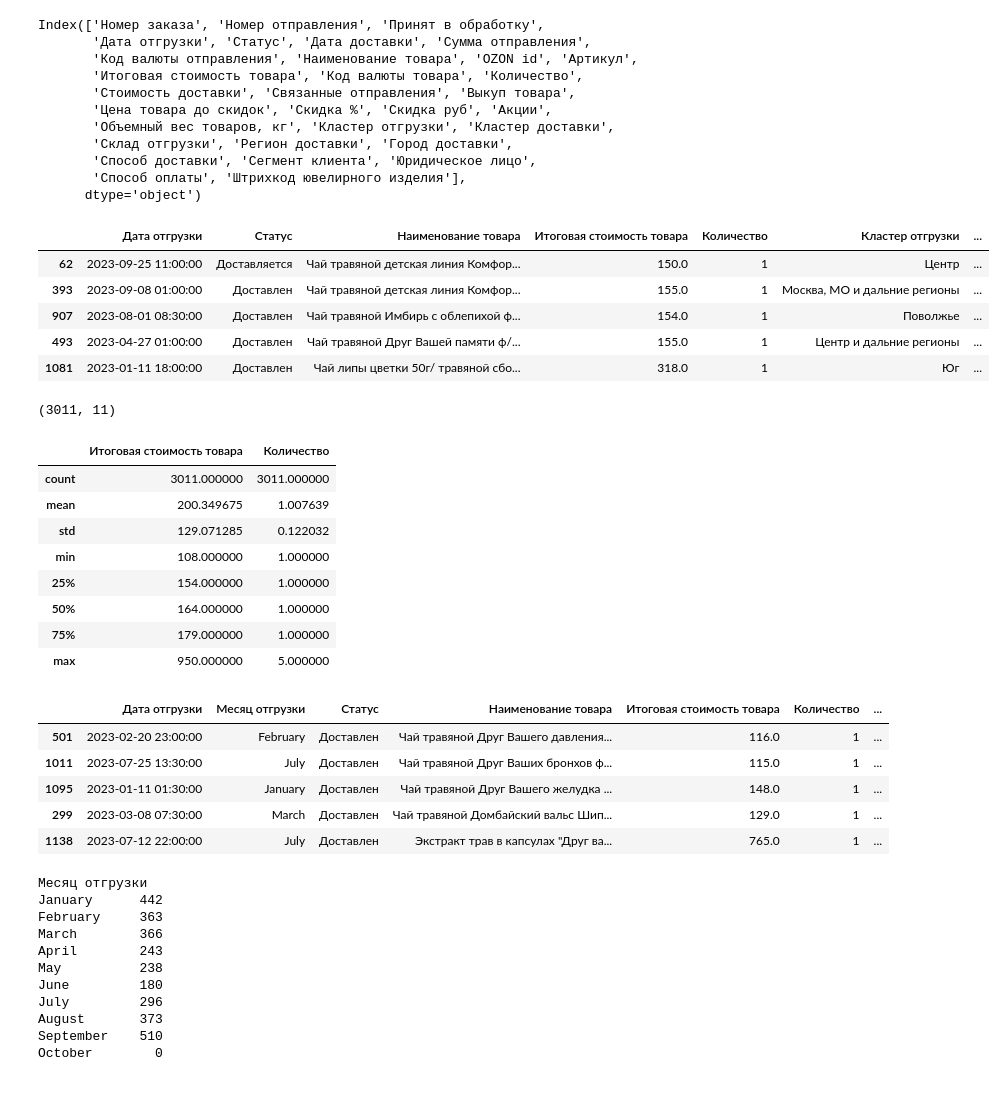
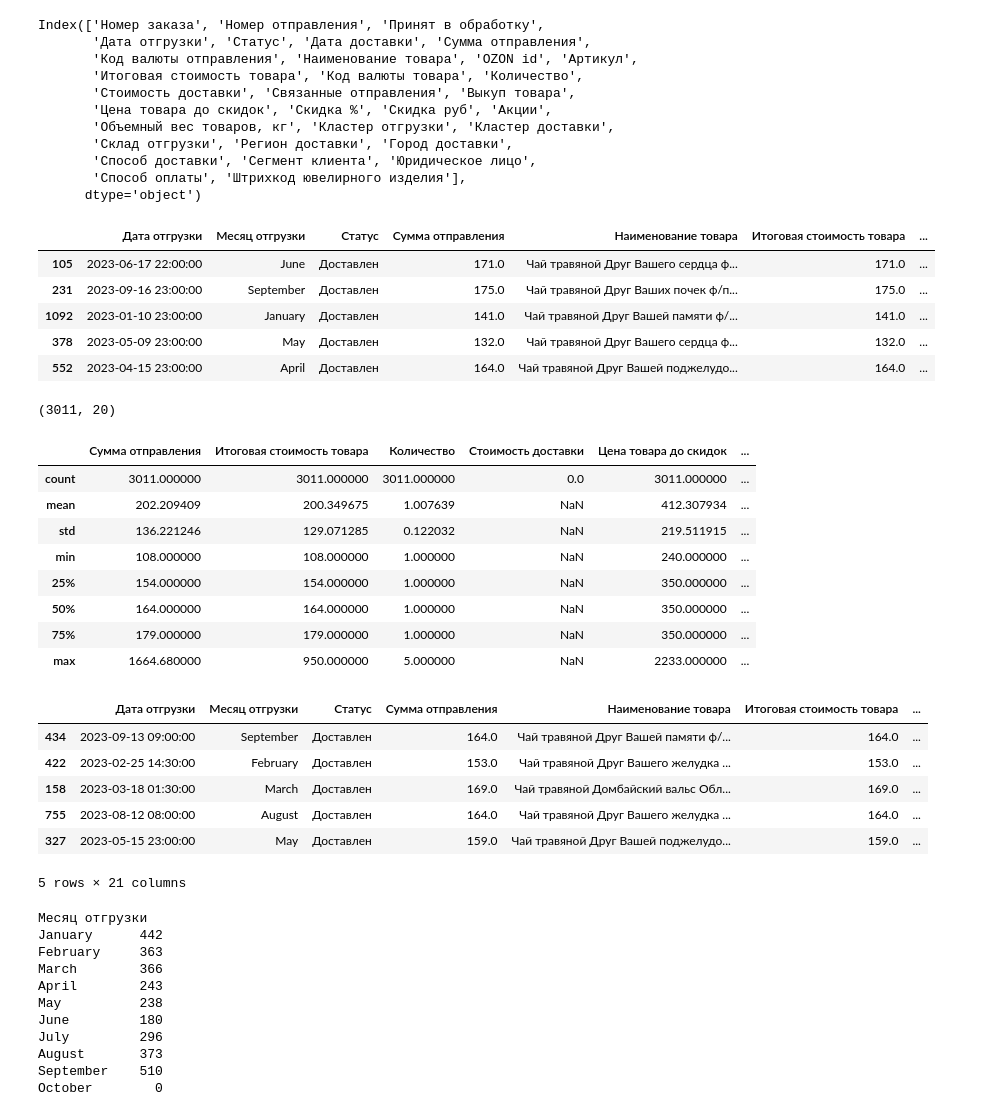
Before and after one commit to dim447/data_analyst, a Jupyter notebook: FitoFarm01_09.ipynb, the cells around one changed output. Saved outputs shown, nothing was run; the diff lists cells and outputs as text; code cells hidden in the pictures.

```diff
--- a/FitoFarm01_09.ipynb
+++ b/FitoFarm01_09.ipynb
@@ -101,52 +101,58 @@ Index(['Номер заказа', 'Номер отправления', 'Прин
 # %%
 ### Убираем ненужные колонки и выбираем случайные 5 записей
 # df = df.drop(['Номер заказа', 'Номер отправления', 'Принят в обработку',
 #        'Дата доставки', 'Сумма отправления',
 #        'Код валюты отправления','OZON id', 'Артикул','Связанные отправления', 'Выкуп товара',
 #        'Цена товара до скидок', 'Скидка %', 'Скидка руб', 'Акции',
 #        'Объемный вес товаров, кг','Способ доставки', 'Сегмент клиента', 'Юридическое лицо',
 #        'Способ оплаты', 'Штрихкод ювелирного изделия','Код валюты товара','Стоимость доставки'], axis=1)
+# df = df.drop(['Номер заказа', 'Номер отправления', 'Принят в обработку',
+#        'Дата доставки',
+#        'Код валюты отправления','OZON id', 'Артикул','Связанные отправления', 'Выкуп товара',
+#        'Объемный вес товаров, кг', 'Штрихкод ювелирного изделия','Код валюты товара','Стоимость доставки'], axis=1)
+df = df.drop(['Стоимость доставки'], axis=1)
 
 df.sample(5)
 # %% [output]
-|  | Дата отгрузки | Статус | Наименование товара | Итоговая стоимость товара | Количество | Кластер отгрузки | ... |
-| 62 | 2023-09-25 11:00:00 | Доставляется | Чай травяной детская линия Комфор... | 150.0 | 1 | Центр | ... |
-| 393 | 2023-09-08 01:00:00 | Доставлен | Чай травяной детская линия Комфор... | 155.0 | 1 | Москва, МО и дальние регионы | ... |
-| 907 | 2023-08-01 08:30:00 | Доставлен | Чай травяной Имбирь с облепихой ф... | 154.0 | 1 | Поволжье | ... |
-| 493 | 2023-04-27 01:00:00 | Доставлен | Чай травяной Друг Вашей памяти ф/... | 155.0 | 1 | Центр и дальние регионы | ... |
-| 1081 | 2023-01-11 18:00:00 | Доставлен | Чай липы цветки 50г/ травяной сбо... | 318.0 | 1 | Юг | ... |
+|  | Дата отгрузки | Месяц отгрузки | Статус | Сумма отправления | Наименование товара | Итоговая стоимость товара | ... |
+| 105 | 2023-06-17 22:00:00 | June | Доставлен | 171.0 | Чай травяной Друг Вашего сердца ф... | 171.0 | ... |
+| 231 | 2023-09-16 23:00:00 | September | Доставлен | 175.0 | Чай травяной Друг Ваших почек ф/п... | 175.0 | ... |
+| 1092 | 2023-01-10 23:00:00 | January | Доставлен | 141.0 | Чай травяной Друг Вашей памяти ф/... | 141.0 | ... |
+| 378 | 2023-05-09 23:00:00 | May | Доставлен | 132.0 | Чай травяной Друг Вашего сердца ф... | 132.0 | ... |
+| 552 | 2023-04-15 23:00:00 | April | Доставлен | 164.0 | Чай травяной Друг Вашей поджелудо... | 164.0 | ... |
 # %%
 ### Пересохраняем данные без статуса  'Отменен', если нужно проанализировать отмененные заказы,
 ### меняем условие в запросе df_cancel = df.loc[df['Статус'] == 'Отменен']
 df = df.loc[df['Статус'] != 'Отменен']
 df.shape
 # %% [output]
-(3011, 11)
+(3011, 20)
 # %%
 ### Посчитаем статистику после того, как мы удалили отмененные заказы: Стоимость и количество
 df.describe()
 # %% [output]
-|  | Итоговая стоимость товара | Количество |
-| count | 3011.000000 | 3011.000000 |
-| mean | 200.349675 | 1.007639 |
-| std | 129.071285 | 0.122032 |
-| min | 108.000000 | 1.000000 |
-| 25% | 154.000000 | 1.000000 |
-| 50% | 164.000000 | 1.000000 |
-| 75% | 179.000000 | 1.000000 |
-| max | 950.000000 | 5.000000 |
+|  | Сумма отправления | Итоговая стоимость товара | Количество | Стоимость доставки | Цена товара до скидок | ... |
+| count | 3011.000000 | 3011.000000 | 3011.000000 | 0.0 | 3011.000000 | ... |
+| mean | 202.209409 | 200.349675 | 1.007639 | NaN | 412.307934 | ... |
+| std | 136.221246 | 129.071285 | 0.122032 | NaN | 219.511915 | ... |
+| min | 108.000000 | 108.000000 | 1.000000 | NaN | 240.000000 | ... |
+| 25% | 154.000000 | 154.000000 | 1.000000 | NaN | 350.000000 | ... |
+| 50% | 164.000000 | 164.000000 | 1.000000 | NaN | 350.000000 | ... |
+| 75% | 179.000000 | 179.000000 | 1.000000 | NaN | 350.000000 | ... |
+| max | 1664.680000 | 950.000000 | 5.000000 | NaN | 2233.000000 | ... |
 # %%
 # Применим сортировку по месяцам, изначально сортировка была по алфавиту, что не очень удобно.
 df['Дата отгрузки'] = pd.to_datetime(df['Дата отгрузки'], format="%Y-%m-%dT%H:%M:%S")
-df['Месяц отгрузки'] = df['Месяц отгрузки'].fillna('September')
-# df.insert(1, 'Месяц отгрузки', df['Дата отгрузки'].dt.month_name())
+# df['Месяц отгрузки'] = df['Месяц отгрузки'].fillna('September')
+df.insert(1, 'Месяц отгрузки', df['Дата отгрузки'].dt.month_name())
 months = ['January', 'February', 'March', 'April', 'May', 'June', 'July', 'August', 'September', 'October', 'November', 'December']
 df['Месяц отгрузки'] = pd.Categorical(df['Месяц отгрузки'], categories=months, ordered=True)
 df.sample(5)
 # %% [output]
-|  | Дата отгрузки | Месяц отгрузки | Статус | Наименование товара | Итоговая стоимость товара | Количество | ... |
-| 501 | 2023-02-20 23:00:00 | February | Доставлен | Чай травяной Друг Вашего давления... | 116.0 | 1 | ... |
-| 1011 | 2023-07-25 13:30:00 | July | Доставлен | Чай травяной Друг Ваших бронхов ф... | 115.0 | 1 | ... |
-| 1095 | 2023-01-11 01:30:00 | January | Доставлен | Чай травяной Друг Вашего желудка ... | 148.0 | 1 | ... |
-| 299 | 2023-03-08 07:30:00 | March | Доставлен | Чай травяной Домбайский вальс Шип... | 129.0 | 1 | ... |
-| 1138 | 2023-07-12 22:00:00 | July | Доставлен | Экстракт трав в капсулах "Друг ва... | 765.0 | 1 | ... |
+|  | Дата отгрузки | Месяц отгрузки | Статус | Сумма отправления | Наименование товара | Итоговая стоимость товара | ... |
+| 434 | 2023-09-13 09:00:00 | September | Доставлен | 164.0 | Чай травяной Друг Вашей памяти ф/... | 164.0 | ... |
+| 422 | 2023-02-25 14:30:00 | February | Доставлен | 153.0 | Чай травяной Друг Вашего желудка ... | 153.0 | ... |
+| 158 | 2023-03-18 01:30:00 | March | Доставлен | 169.0 | Чай травяной Домбайский вальс Обл... | 169.0 | ... |
+| 755 | 2023-08-12 08:00:00 | August | Доставлен | 164.0 | Чай травяной Друг Вашего желудка ... | 164.0 | ... |
+| 327 | 2023-05-15 23:00:00 | May | Доставлен | 159.0 | Чай травяной Друг Вашей поджелудо... | 159.0 | ... |
+5 rows × 21 columns
```
Also changed, not shown: parts of 6 cells of this notebook.
